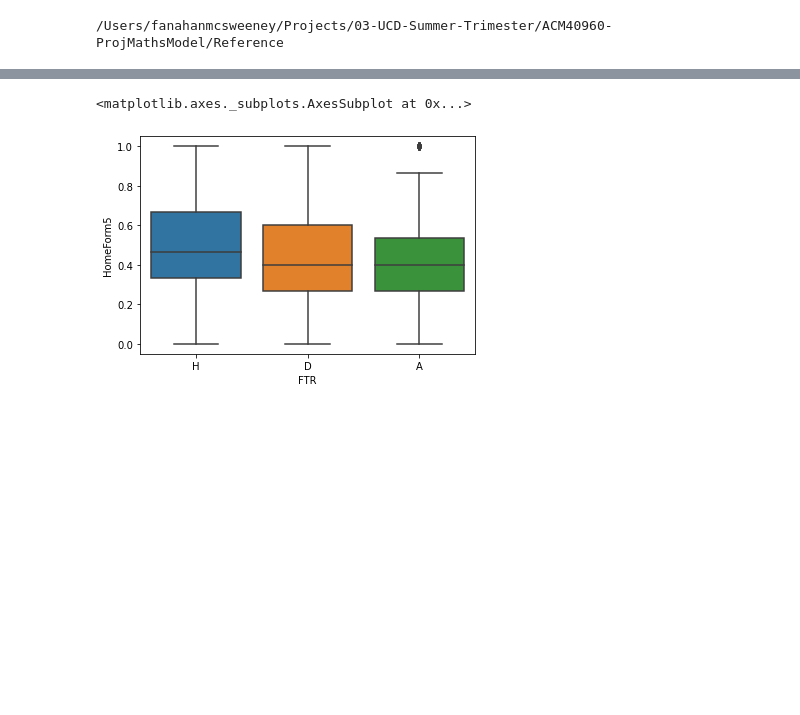
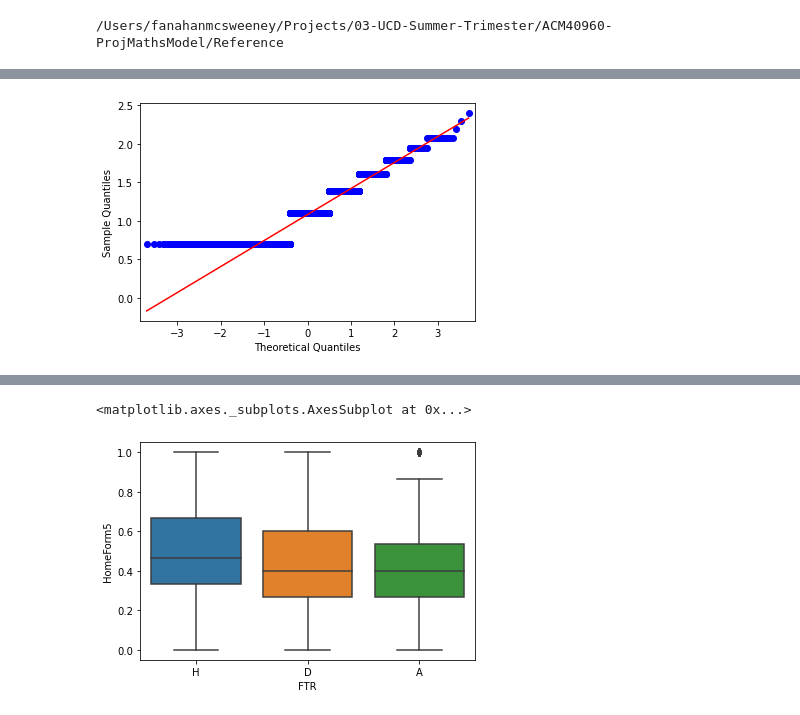
Before and after one commit to fanahanmc/ACM40960-ProjMathsModel, a Jupyter notebook: Reference/ACM40960_Proj_Practice_py1.ipynb, the cells around one changed output, grey strips where cells are left out. Drawn from its saved outputs; the diff is of its cells as text; code cells hidden in the pictures; blank space fills up the shorter version.

```diff
--- a/Reference/ACM40960_Proj_Practice_py1.ipynb
+++ b/Reference/ACM40960_Proj_Practice_py1.ipynb
@@ -185,0 +303,7 @@ EPL
+# %%
+from statsmodels.graphics.gofplots import qqplot
+from matplotlib import pyplot
+qqplot((np.log(EPL[['FTAG']]+2)).iloc[:,0], line='s')
+pyplot.show()
+# %% [output]
+[figure, added]
```
Also changed, not shown: parts of 66 cells of this notebook, 1 other file.
